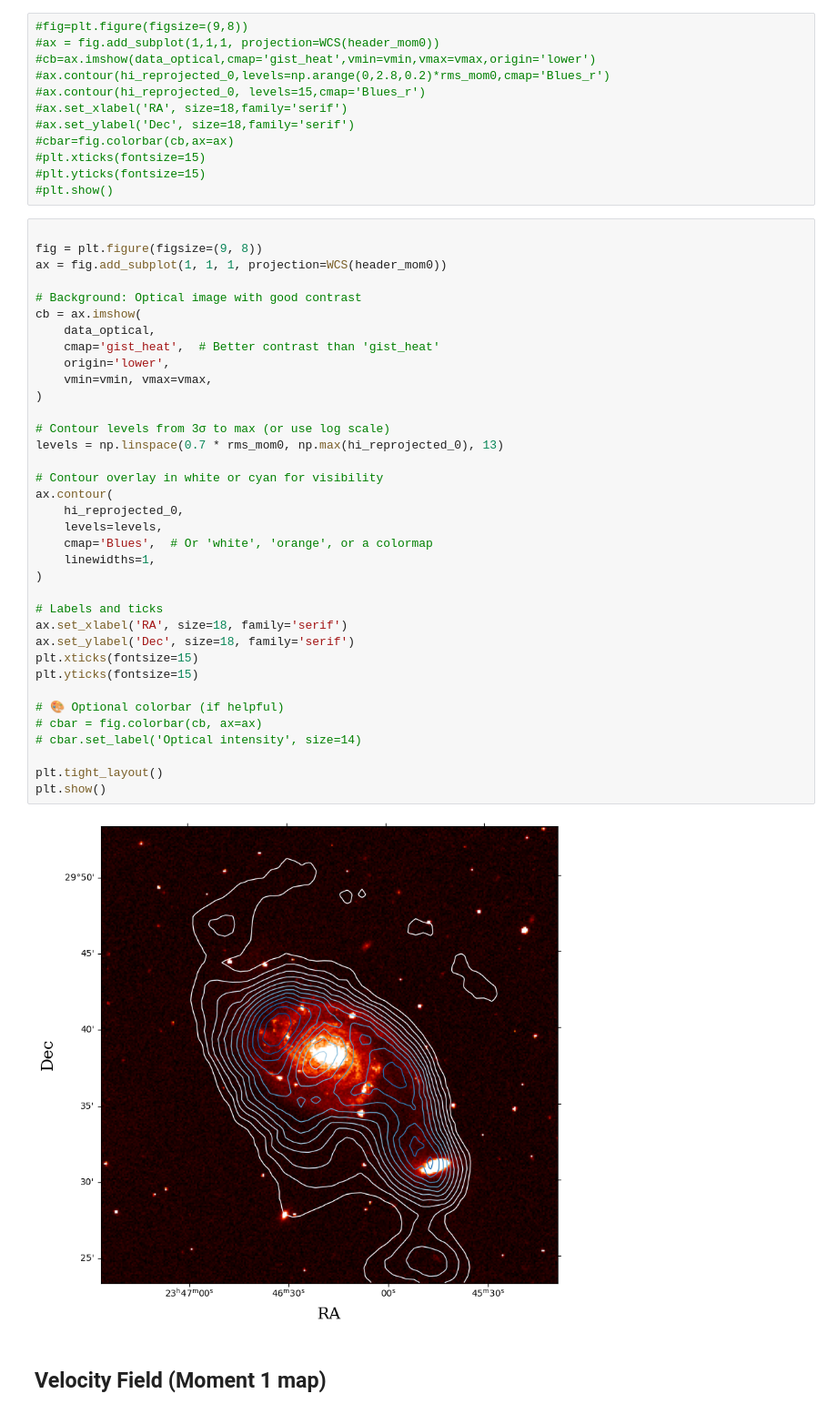
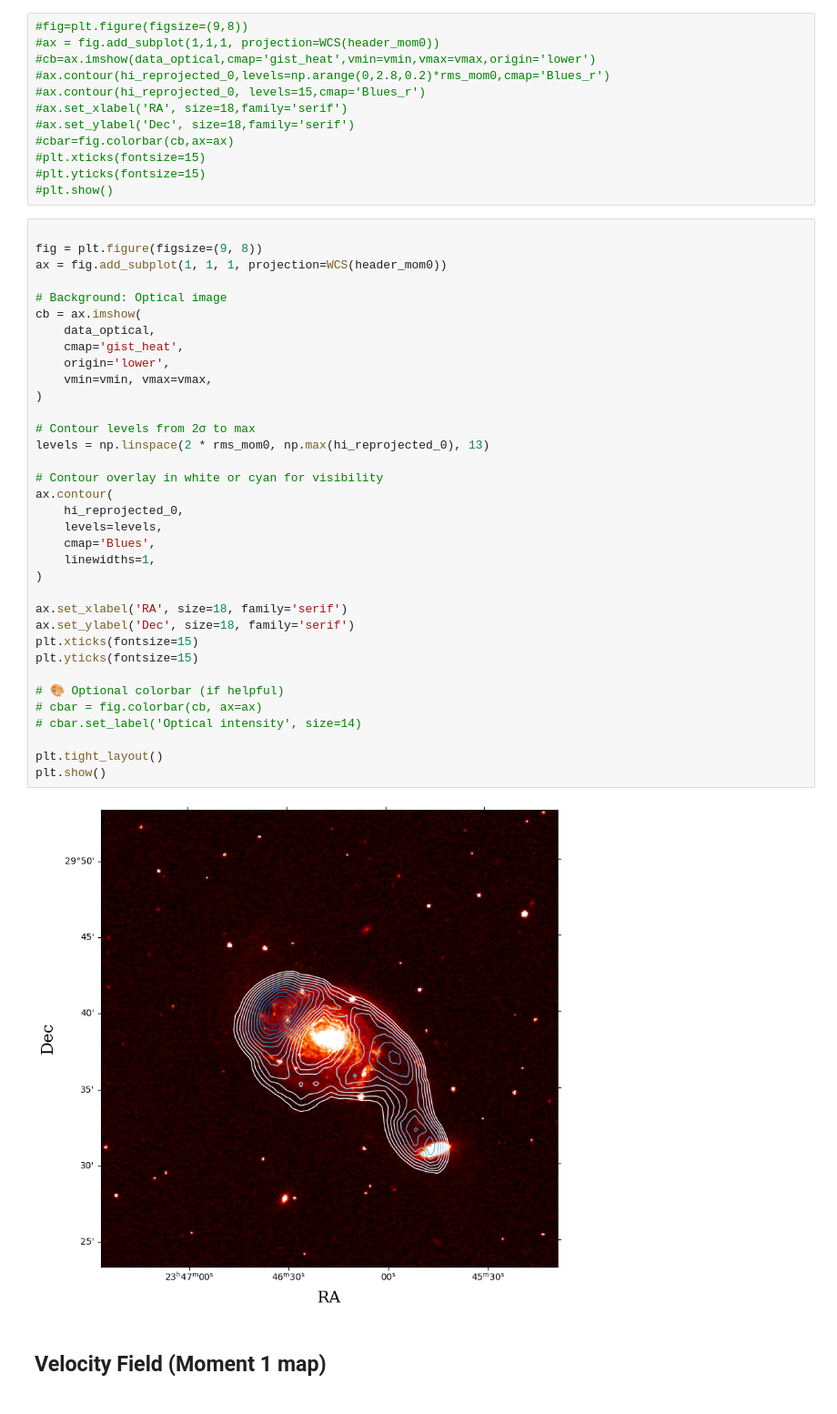
Before and after one commit to AnyelTars/Arp86-Galaxy-System, a Jupyter notebook: NGC7753/moment_maps-ngc7753.ipynb, the cells around one changed output. Shown at 91% size. Drawn from its saved outputs; the diff is of its cells as text.

```diff
--- a/NGC7753/moment_maps-ngc7753.ipynb
+++ b/NGC7753/moment_maps-ngc7753.ipynb
@@ -138,40 +139,39 @@ print(np.nanmax(hi_reprojected_0))
 
 fig = plt.figure(figsize=(9, 8))
 ax = fig.add_subplot(1, 1, 1, projection=WCS(header_mom0))
 
-# Background: Optical image with good contrast
+# Background: Optical image
 cb = ax.imshow(
     data_optical,
-    cmap='gist_heat',  # Better contrast than 'gist_heat'
+    cmap='gist_heat',
     origin='lower',
     vmin=vmin, vmax=vmax,
 )
 
-# Contour levels from 3σ to max (or use log scale)
-levels = np.linspace(0.7 * rms_mom0, np.max(hi_reprojected_0), 13)
+# Contour levels from 2σ to max
+levels = np.linspace(2 * rms_mom0, np.max(hi_reprojected_0), 13)
 
 # Contour overlay in white or cyan for visibility
 ax.contour(
     hi_reprojected_0,
     levels=levels,
-    cmap='Blues',  # Or 'white', 'orange', or a colormap
+    cmap='Blues',
     linewidths=1,
 )
 
-# Labels and ticks
 ax.set_xlabel('RA', size=18, family='serif')
 ax.set_ylabel('Dec', size=18, family='serif')
 plt.xticks(fontsize=15)
 plt.yticks(fontsize=15)
 
 # 🎨 Optional colorbar (if helpful)
 # cbar = fig.colorbar(cb, ax=ax)
 # cbar.set_label('Optical intensity', size=14)
 
 plt.tight_layout()
 plt.show()
 # %% [output]
-[figure, old version]
+[figure, new version]
 # %% [markdown]
 ## Velocity Field (Moment 1 map)
 # %%
```
Also changed, not shown: parts of 24 cells of this notebook.
